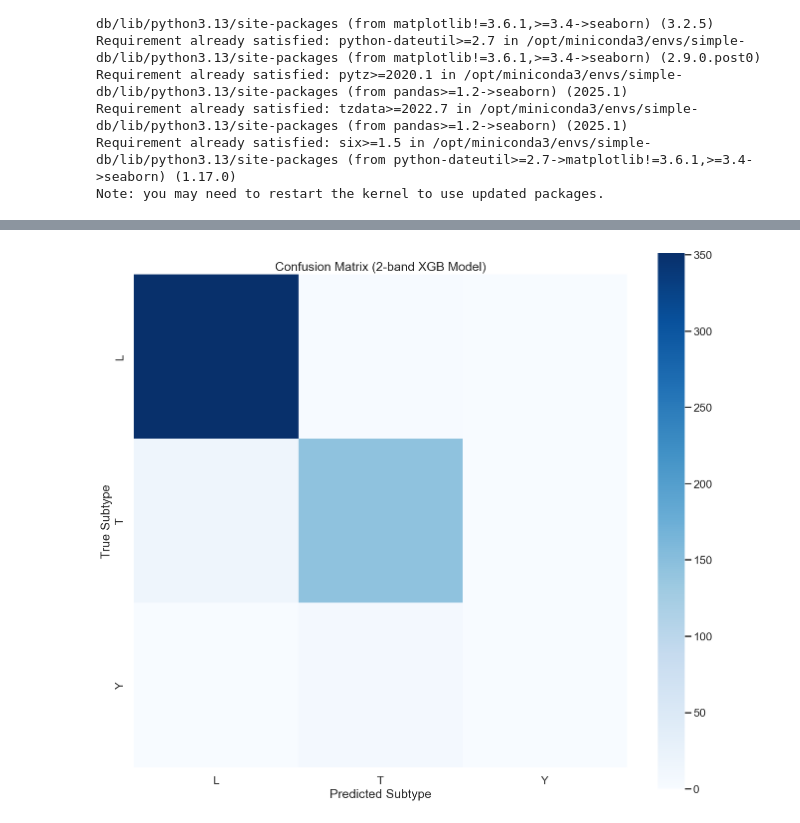
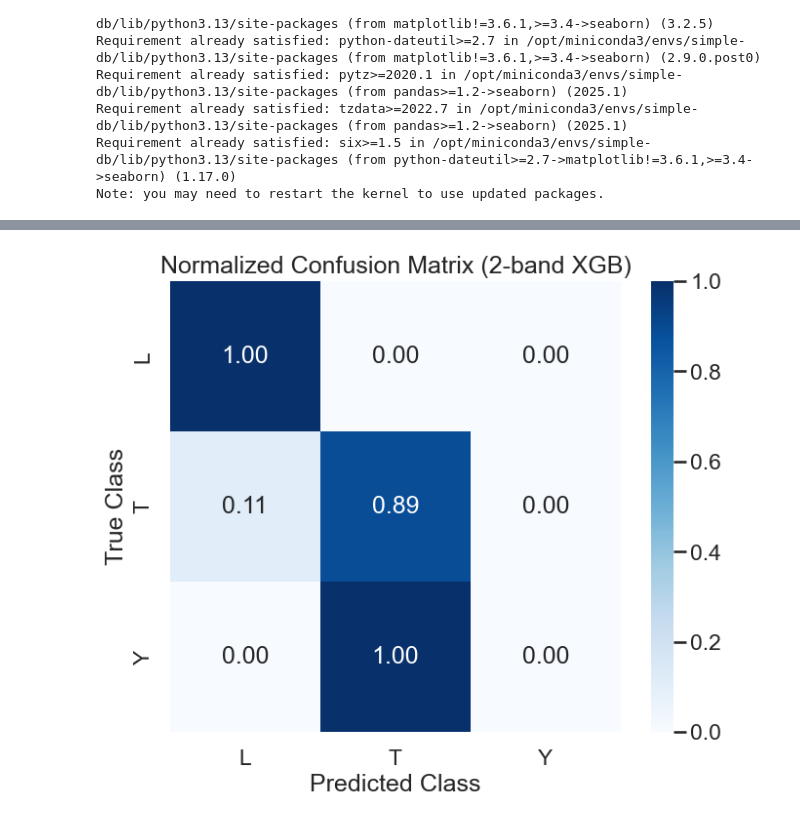
Before and after one commit to lesliech1004/LTY-Spectral-Classification, a Jupyter notebook: model_evaluate.ipynb, the cells around one changed output, grey strips where cells are left out. Cells and saved outputs as stored; diff of their text form; code cells hidden in the pictures.

Commit message:
More model evaluation

```diff
--- a/model_evaluate.ipynb
+++ b/model_evaluate.ipynb
@@ -194,21 +159,33 @@ def major_class(code):
 # %%
 from sklearn.metrics import confusion_matrix
 # %%
-#errors 2 band model xgboost
-y_pred_strings = [major_class(code) for code in y_pred]
-y_test_strings = [major_class(code) for code in mi.y_test]
+# Convert numeric predictions to major class labels
+y_pred_classes = [major_class(code) for code in y_pred]
+y_test_classes = [major_class(code) for code in mi.y_test]
 
-labels = sorted(set(y_test_strings))   # string spectral types
-cm = confusion_matrix(y_test_strings, y_pred_strings, labels=labels)
+labels = ["L", "T", "Y"]
 
-plt.figure(figsize=(16,14))
-sns.heatmap(cm, cmap="Blues", square=True,
-            xticklabels=labels,
-            yticklabels=labels)
-plt.xlabel("Predicted Subtype")
-plt.ylabel("True Subtype")
-plt.title("Confusion Matrix (2-band XGB Model)")
+cm = confusion_matrix(y_test_classes, y_pred_classes, labels=labels)
+
+# Normalize (divide each row by its total)
+cm_norm = cm.astype(float) / cm.sum(axis=1)[:, np.newaxis]
+
+# Plot
+plt.figure(figsize=(8,6))
+sns.heatmap(
+    cm_norm,
+    annot=True,          # show numbers on the heatmap
+    fmt=".2f",           # two decimal places
+    cmap="Blues",
+    xticklabels=labels,
+    yticklabels=labels,
+    square=True
+)
+
+plt.xlabel("Predicted Class")
+plt.ylabel("True Class")
+plt.title("Normalized Confusion Matrix (2-band XGB)")
 plt.show()
 # %% [output]
-[figure, old version]
+[figure, new version]
 # %%
```
Also changed, not shown: parts of 19 cells of this notebook, 1 other file.
